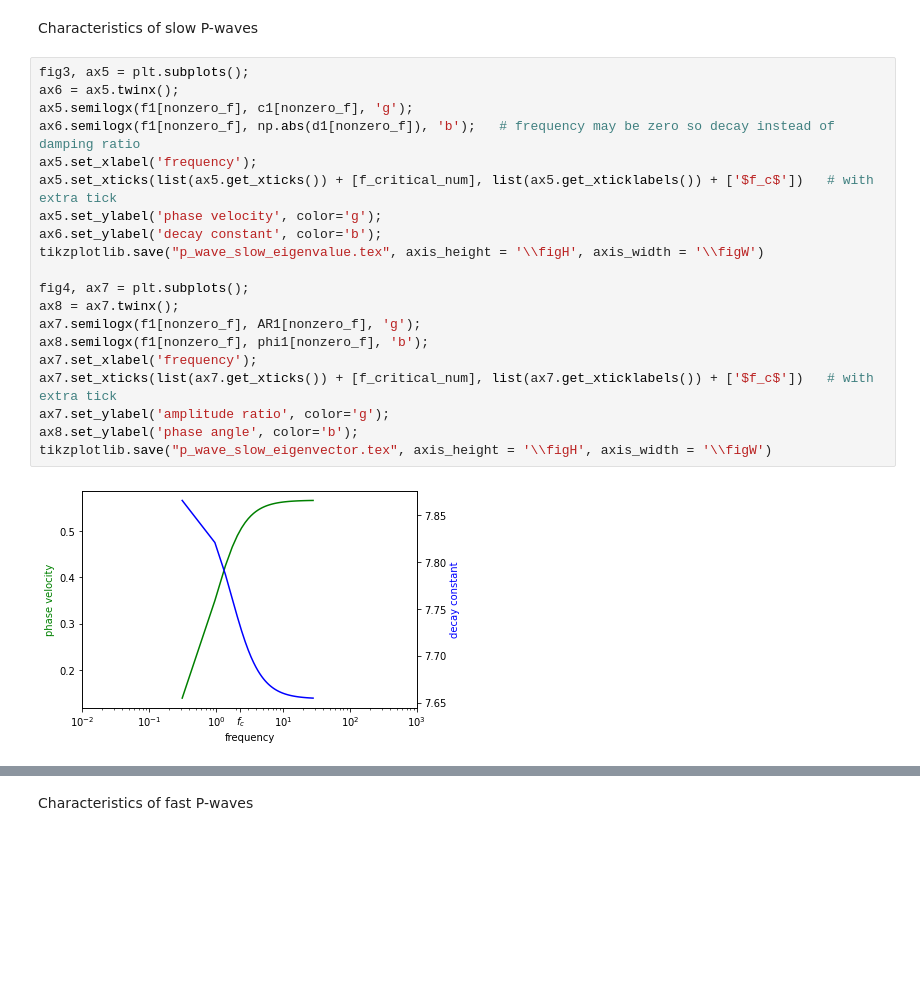
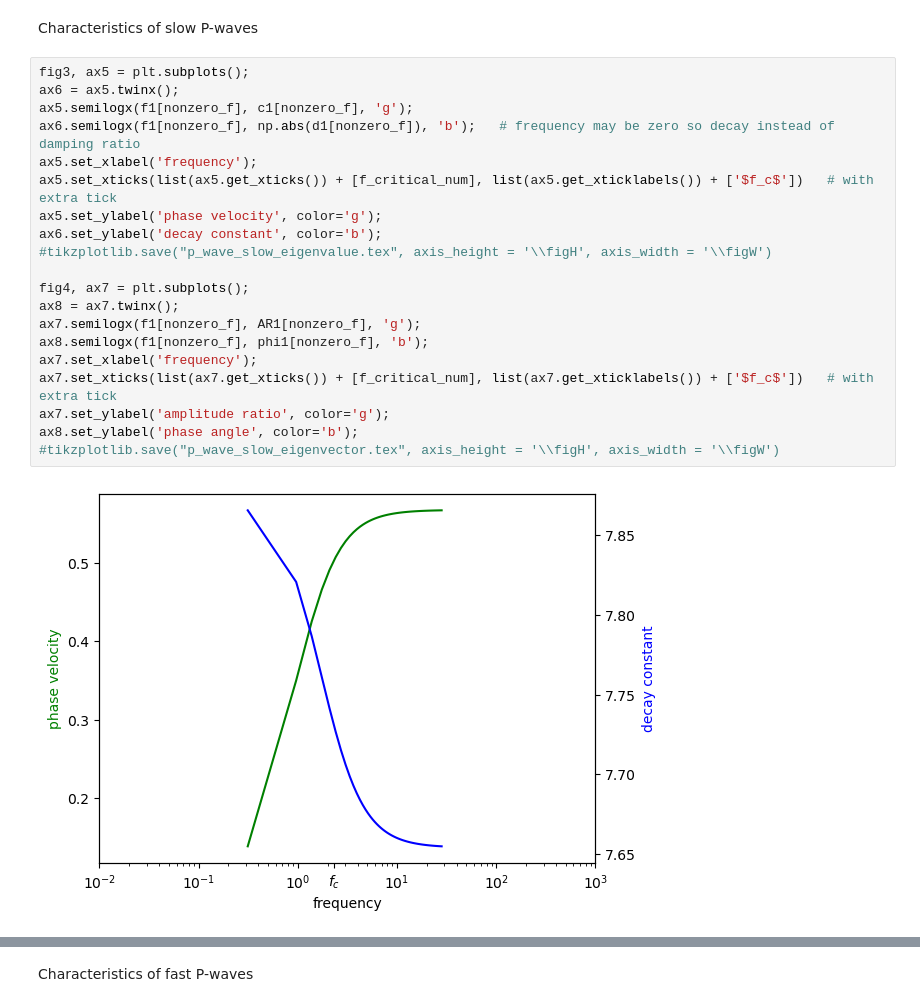
Before and after one commit to nagelt/soil_dynamics, a Jupyter notebook: extra_biot_oscillations.ipynb, the cells around one changed output, grey strips where cells are left out. Drawn from its saved outputs; the diff is of its cells as text; blank space fills up the shorter version.

```diff
--- a/extra_biot_oscillations.ipynb
+++ b/extra_biot_oscillations.ipynb
@@ -819,22 +819,22 @@ Characteristics of slow P-waves
 # %%
 fig3, ax5 = plt.subplots();
 ax6 = ax5.twinx();
 ax5.semilogx(f1[nonzero_f], c1[nonzero_f], 'g');
 ax6.semilogx(f1[nonzero_f], np.abs(d1[nonzero_f]), 'b');   # frequency may be zero so decay instead of damping ratio
 ax5.set_xlabel('frequency');
 ax5.set_xticks(list(ax5.get_xticks()) + [f_critical_num], list(ax5.get_xticklabels()) + ['$f_c$'])   # with extra tick
 ax5.set_ylabel('phase velocity', color='g');
 ax6.set_ylabel('decay constant', color='b');
-tikzplotlib.save("p_wave_slow_eigenvalue.tex", axis_height = '\\figH', axis_width = '\\figW')
+#tikzplotlib.save("p_wave_slow_eigenvalue.tex", axis_height = '\\figH', axis_width = '\\figW')
 
 fig4, ax7 = plt.subplots();
 ax8 = ax7.twinx();
 ax7.semilogx(f1[nonzero_f], AR1[nonzero_f], 'g');
 ax8.semilogx(f1[nonzero_f], phi1[nonzero_f], 'b');
 ax7.set_xlabel('frequency');
 ax7.set_xticks(list(ax7.get_xticks()) + [f_critical_num], list(ax7.get_xticklabels()) + ['$f_c$'])   # with extra tick
 ax7.set_ylabel('amplitude ratio', color='g');
 ax8.set_ylabel('phase angle', color='b');
-tikzplotlib.save("p_wave_slow_eigenvector.tex", axis_height = '\\figH', axis_width = '\\figW')
+#tikzplotlib.save("p_wave_slow_eigenvector.tex", axis_height = '\\figH', axis_width = '\\figW')
 # %% [output]
-[figure, old version]
+[figure, new version]
```
Also changed, not shown: parts of 12 cells of this notebook.
